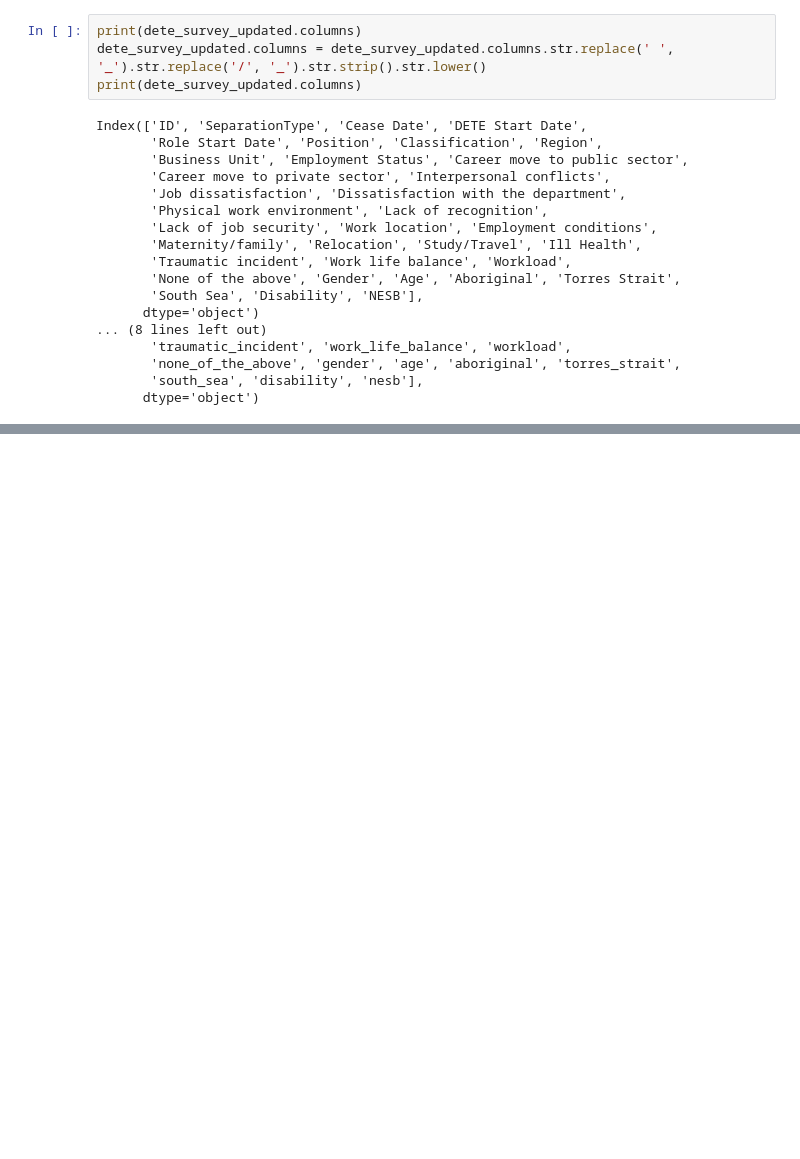
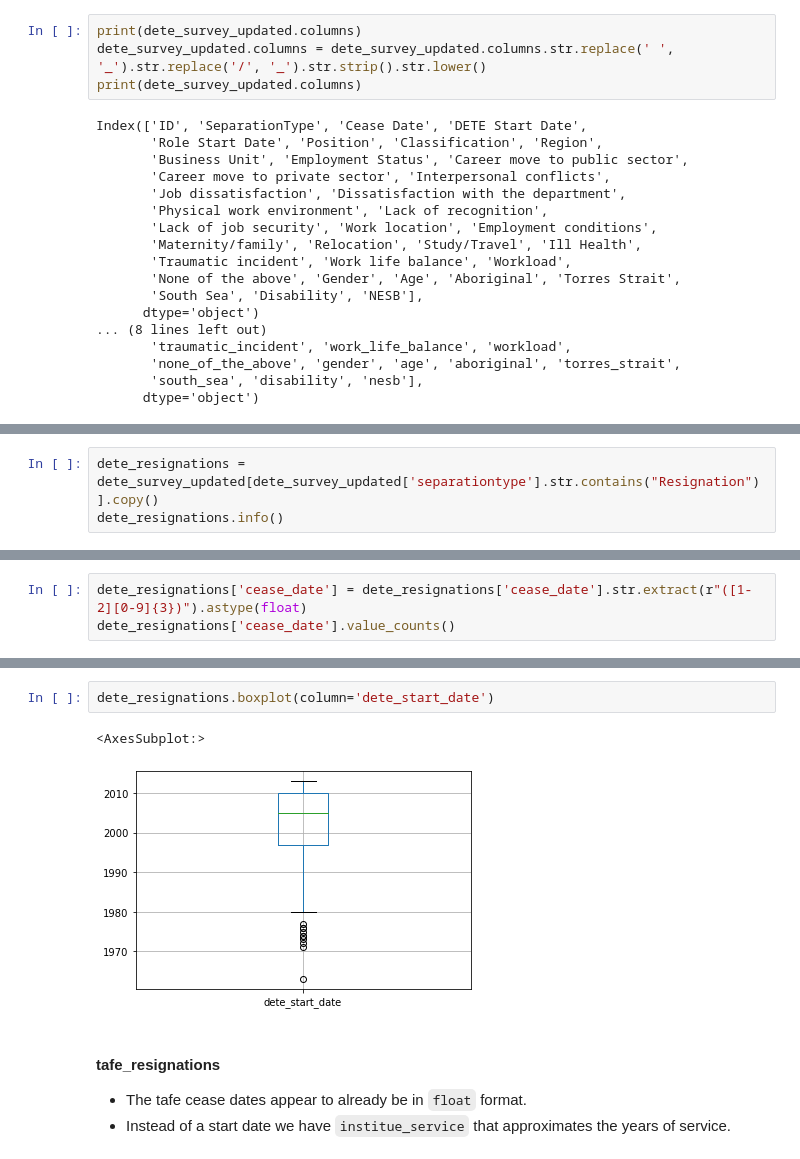
Before and after one commit to capncrockett/Dataquest, a Jupyter notebook: emp_exit_surveys/exit_surveys.ipynb, the cells around one changed output, grey strips where cells are left out. Saved outputs shown, nothing was run; the diff lists cells and outputs as text; blank space fills up the shorter version.

Commit message:
Filter and verify data regarding start and cease dates. Create column to work with years of service data.

```diff
--- a/emp_exit_surveys/exit_surveys.ipynb
+++ b/emp_exit_surveys/exit_surveys.ipynb
@@ -220,0 +260,3 @@ Index(['Record ID', 'Institute', 'WorkArea', 'CESSATION YEAR',
+# %%
+dete_resignations = dete_survey_updated[dete_survey_updated['separationtype'].str.contains("Resignation")].copy()
+dete_resignations.info()
@@ -220,0 +341,3 @@ Index(['Record ID', 'Institute', 'WorkArea', 'CESSATION YEAR',
+# %%
+dete_resignations['cease_date'] = dete_resignations['cease_date'].str.extract(r"([1-2][0-9]{3})").astype(float)
+dete_resignations['cease_date'].value_counts()
@@ -220,0 +371,11 @@ Index(['Record ID', 'Institute', 'WorkArea', 'CESSATION YEAR',
+# %%
+dete_resignations.boxplot(column='dete_start_date')
+# %% [output]
+<AxesSubplot:>
+[figure, added]
+# %% [markdown]
+
+#### tafe_resignations
+
+* The tafe cease dates appear to already be in `float` format.
+* Instead of a start date we have `institue_service` that approximates the years of service.
```
Also changed, not shown: parts of 21 cells of this notebook, 1 other file.
